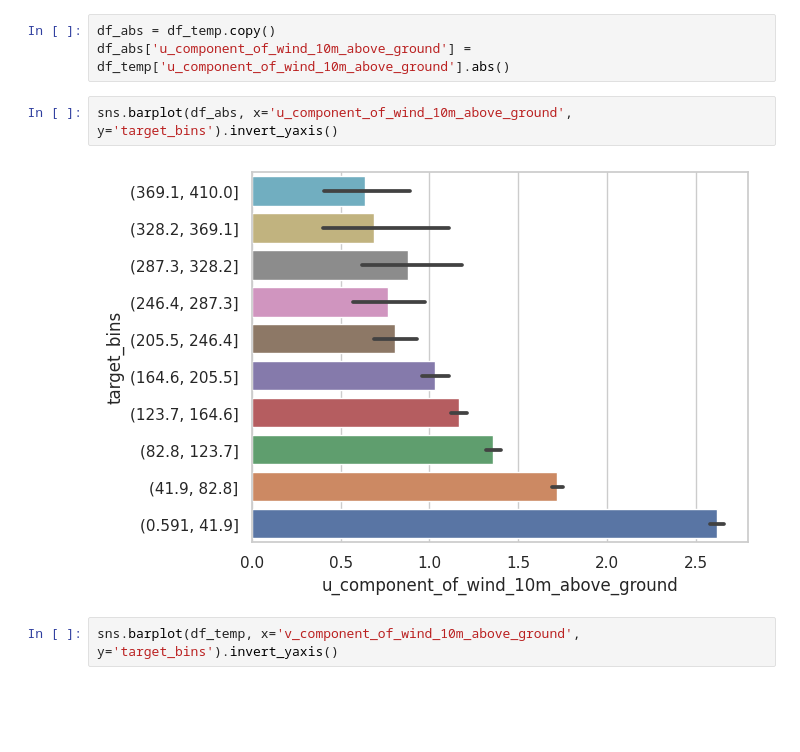
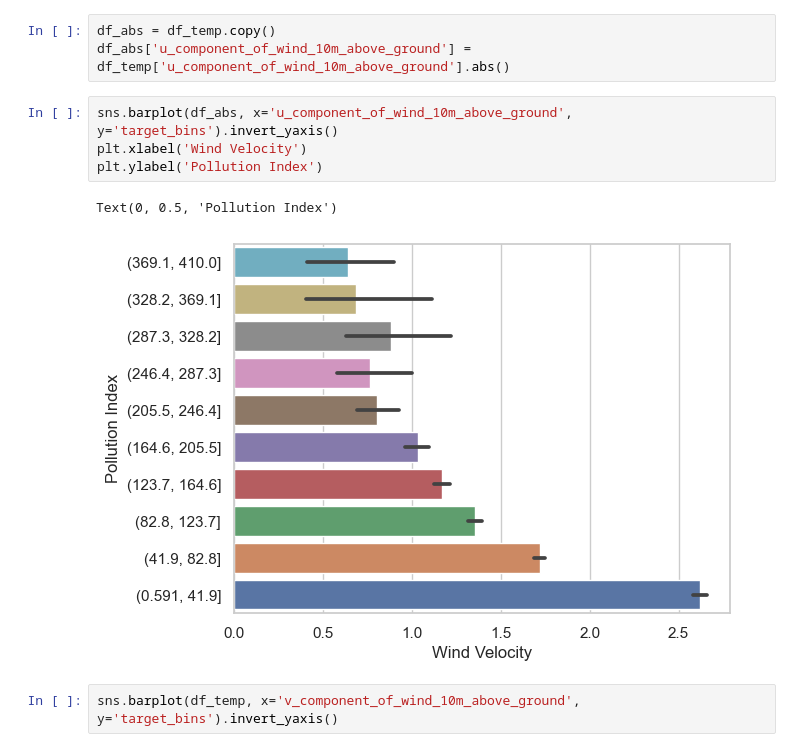
Before and after one commit to karol-pa/Urban_Air_Pollution_Challenge_Group_Work, a Jupyter notebook: Day1.ipynb, the cells around one changed output. Drawn from its saved outputs; the diff is of its cells as text; blank space fills up the shorter version.

Commit message:
labels changed for hypothesis figures

```diff
--- a/Day1.ipynb
+++ b/Day1.ipynb
@@ -325,8 +330,11 @@ df_abs = df_temp.copy()
 df_abs['u_component_of_wind_10m_above_ground'] = df_temp['u_component_of_wind_10m_above_ground'].abs()
 # %%
 sns.barplot(df_abs, x='u_component_of_wind_10m_above_ground', y='target_bins').invert_yaxis()
+plt.xlabel('Wind Velocity')
+plt.ylabel('Pollution Index')
 # %% [output]
+Text(0, 0.5, 'Pollution Index')
-[figure, old version]
+[figure, new version]
 # %%
 sns.barplot(df_temp, x='v_component_of_wind_10m_above_ground', y='target_bins').invert_yaxis()
 # %% [output]
```
Also changed, not shown: parts of 3 cells of this notebook, 6 other files.
